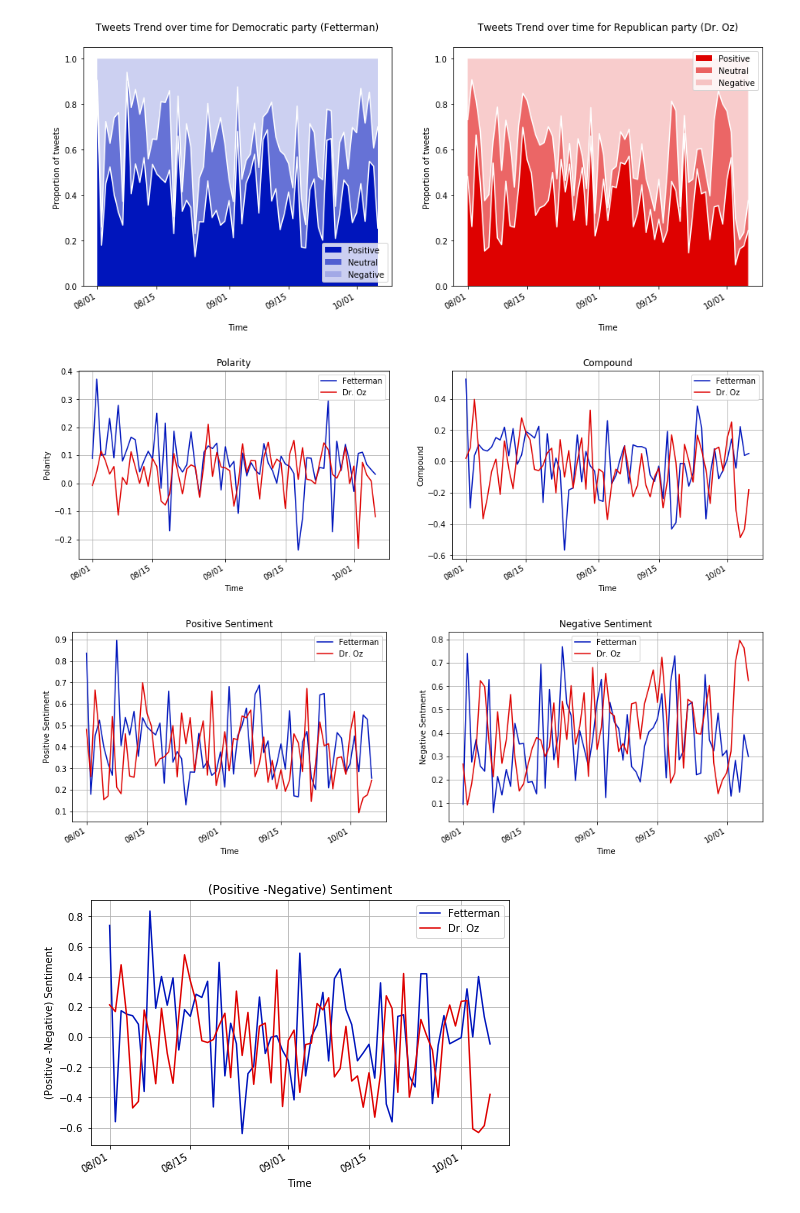
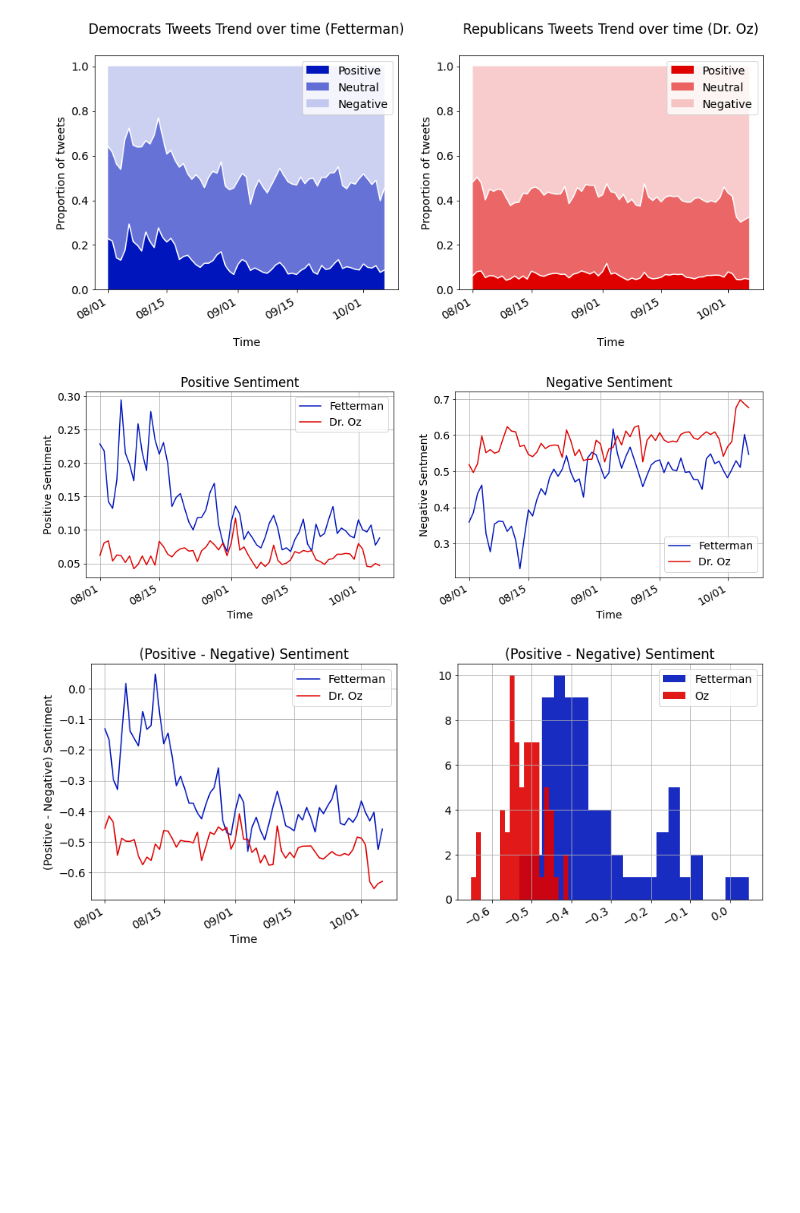
Before and after one commit to jdjaramil/Project2, a Jupyter notebook: Filtering Dataset Experiements.ipynb, the cells around one changed output. Cells and saved outputs as stored; diff of their text form; code cells hidden in the pictures; blank space fills up the shorter version.

Commit message:
Added analysis for BERT

```diff
--- a/Filtering Dataset Experiements.ipynb
+++ b/Filtering Dataset Experiements.ipynb
@@ -3,6 +3,8 @@ import pandas as pd
 import numpy as np
 from matplotlib import pyplot as plt
 %matplotlib inline
+plt.rcParams.update({'font.size': 14})
 from matplotlib.dates import DateFormatter
 # %%
-columns = ['positive', 'negative', 'compound', 'polarity', 'subjectivity', 'pos', 'neg', 'neu','neutral']
+columns = ['positive', 'negative', 'compound', 'polarity', 'subjectivity', 'pos', 'neg', 'neu','neutral',
+          'BERT_sentiment_POS', 'BERT_sentiment_NEG', 'BERT_sentiment_NEU']
@@ -20,0 +11,12 @@ Index(['date', 'content', 'id', 'likeCount', 'username', 'id.1', 'description',
+# %%
+fet = pd.read_csv('fettermanClassified2.csv', parse_dates = ['date'])
+temp = fet['BERT_sentiment'].copy()
+fet = pd.get_dummies(fet, columns=['BERT_sentiment'])
+fet['BERT_sentiment'] = temp
+print(fet.shape)
+
+oz = pd.read_csv('OzClassified2.csv', parse_dates = ['date'])
+temp = oz['BERT_sentiment'].copy()
+oz = pd.get_dummies(oz, columns=['BERT_sentiment'])
+oz['BERT_sentiment'] = temp
+print(oz.shape)
@@ -144,7 +206,6 @@ plot_trend(oz, fet)
 # %%
-plot_trend(oz, fet, True)
+plot_trend(oz, fet , BERT = True)
 # %% [output]
-[figure, old version]
+[figure, new version]
-[figure, old version]
+[figure, new version]
-[figure, old version]
+[figure, new version]
-[figure, removed]
```
Also changed, not shown: parts of 33 cells of this notebook, 2 other files.
